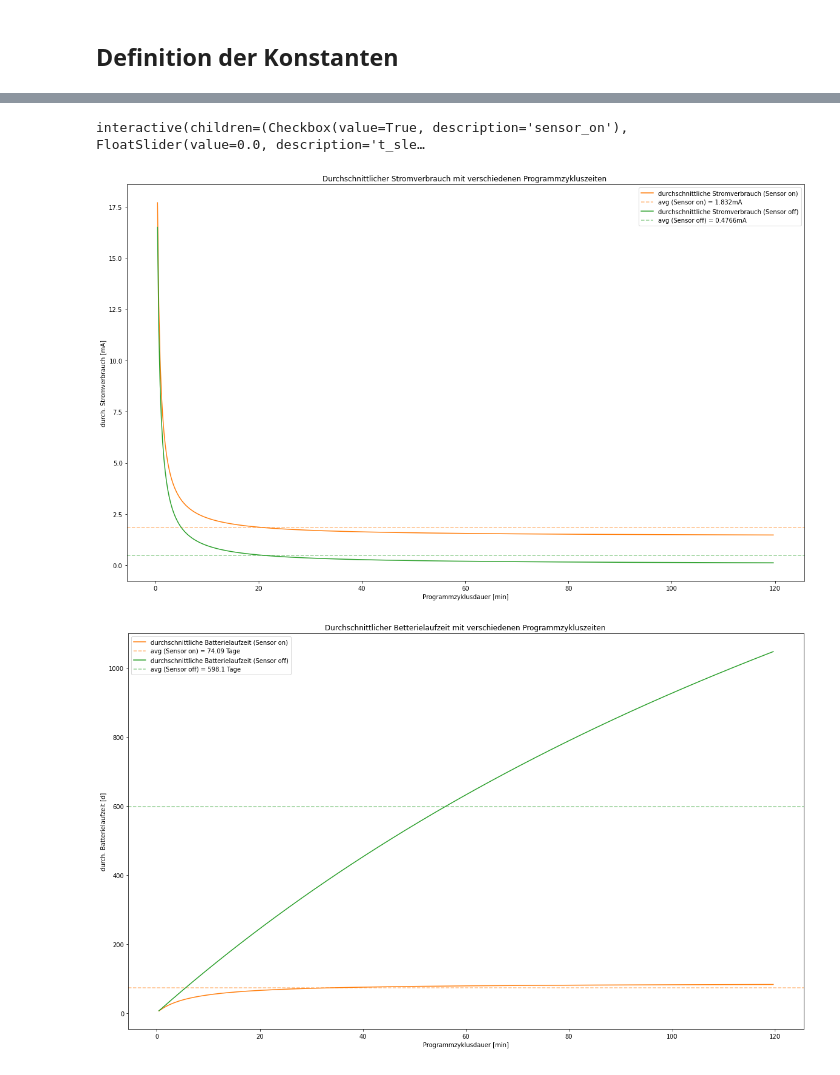
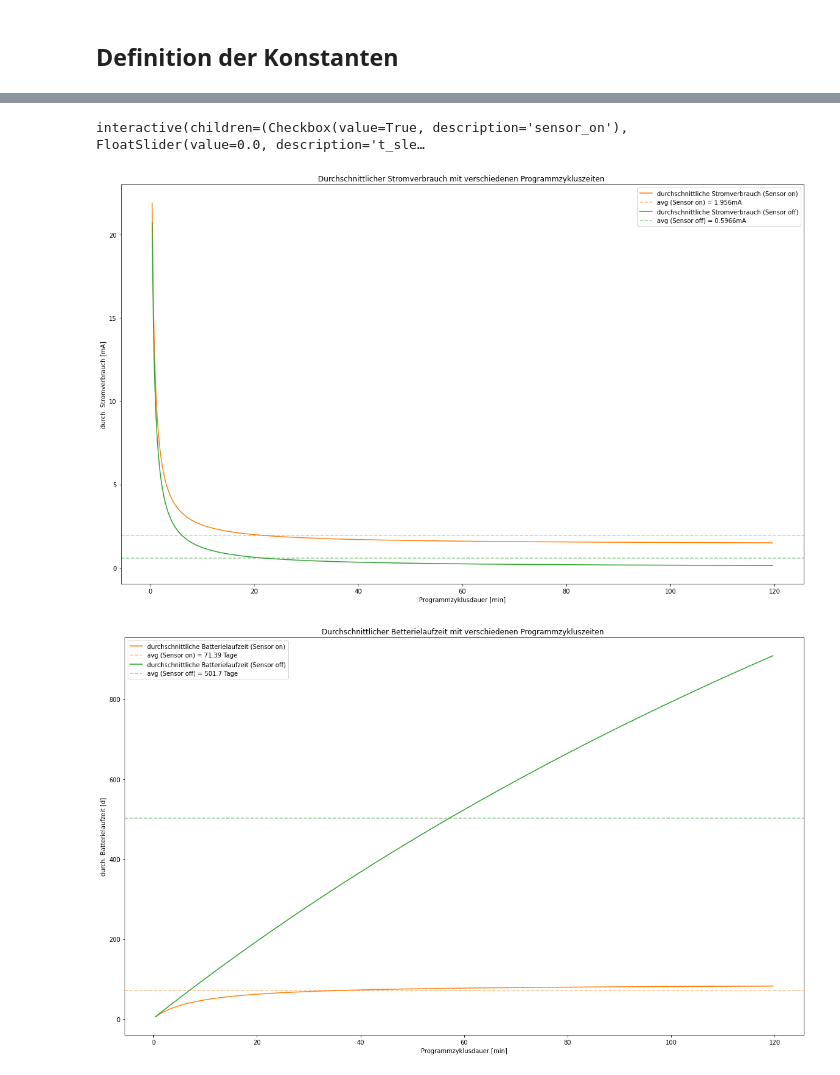
Before and after one commit to j4yj03/schimmeliger_keller, a Jupyter notebook: stromverbrauch_simulation.ipynb, the cells around one changed output, grey strips where cells are left out. Cells and saved outputs as stored; diff of their text form; code cells hidden in the pictures.

```diff
--- a/stromverbrauch_simulation.ipynb
+++ b/stromverbrauch_simulation.ipynb
@@ -2,17 +2,17 @@
 ## Definition der Konstanten
 # %%
 
-# Stromverbrauch gemessen im Betrieb: ~140 mA
-a_on = 140.0E-3
+# Stromverbrauch Spitze gemessen im Betrieb: ~140 mA
+a_on_peak = 145.0E-3
 
 # Stromverbrauch gemessen im Idlebetrieb (Sensor angeschaltet): ~1.4 mA
 a_idle_sensoron = 1.4E-3
 
 # Stromverbrauch gemessen im Idlebetrieb (Sensor ausgeschaltet): ~0.04 mA
-a_idle_sensoroff = 40.0E-6
+a_idle_sensoroff = 35.0E-6
 
-# Programmlaufzeit: ~4s
-t_on_s = 4.0
+# Programmlaufzeit: ~5s
+t_on_s = 5
 
 # Kapazizät der Batterie: 2962 mA/h
 # https://www.akkuline.de/test/energizer-l91-lithium-aa-test-messung?tlid=233
@@ -78,7 +78,7 @@ def plotStromverbrauch(t_on_idle_r):
 
     for a_i, l, co in zip(a_idle, label_list, color_list):
 
-        a_avg = (a_on * t_on_s + a_i * t_sleep_s) / (t_on_s + t_sleep_s)
+        a_avg = (a_on_peak * t_on_s + a_i * t_sleep_s) / (t_on_s + t_sleep_s)
 
         a_avg_l.append(a_avg)
 
@@ -131,41 +131,35 @@ def printStromverbrauch(sensor_on, t_sleep_min):
 
     t_sleep_s = t_sleep_min * 60
 
-    t_off = t_sleep_s
-
-    t_str = f'{color.BOLD}Zykluszeiten: {int(t_on_s)}s on | {int(t_sleep_s)}s off{color.END} '
-
-    print(t_str)
-
     duty_on = 100 * (t_on_s / (t_on_s + t_sleep_s))
 
     duty_off = 100 - duty_on
 
-    duty_str = f'{color.BOLD}Duty cycle: {duty_on:.5}% on | {duty_off:.5}% off{color.END}'
+    duty_str = f'{color.BOLD}Duty cycle: {int(t_on_s)}s ({duty_on:.5}%) on | {int(t_sleep_s)}s ({duty_off:.5}%) off{color.END}'
 
     print(duty_str)
 
     a_idle = a_idle_sensoron if sensor_on else a_idle_sensoroff
 
-    a_avg = (a_on * t_on_s + a_idle * t_sleep_s) / (t_on_s + t_sleep_s)
+    a_avg = (a_on_peak * t_on_s + a_idle * t_sleep_s) / (t_on_s + t_sleep_s)
 
     a_avg_str = f'{color.BOLD}Durch. Stromverbrauch: {color.YELLOW if sensor_on else color.GREEN}{a_avg * 1000:.4}mA{color.END}'
 
     print(a_avg_str)
 
     laufzeit_d = ((c_battery * 60) / a_avg) / 60 / 24
 
     laufzeit_d_str = f'{color.BOLD}Durch. Laufzeit im Batteriebetrieb: {color.YELLOW if sensor_on else color.GREEN}{laufzeit_d:.4}d{color.END}'
 
     print(laufzeit_d_str)
 
 
 #############################################################################################################
 
 
 a_avg_l = plotStromverbrauch(t_on_idle_range)
 plotBatterielaufzeit(t_on_idle_range, a_avg_l)
 # %% [output]
 interactive(children=(Checkbox(value=True, description='sensor_on'), FloatSlider(value=0.0, description='t_sle…
-[figure, old version]
+[figure, new version]
-[figure, old version]
+[figure, new version]
```
